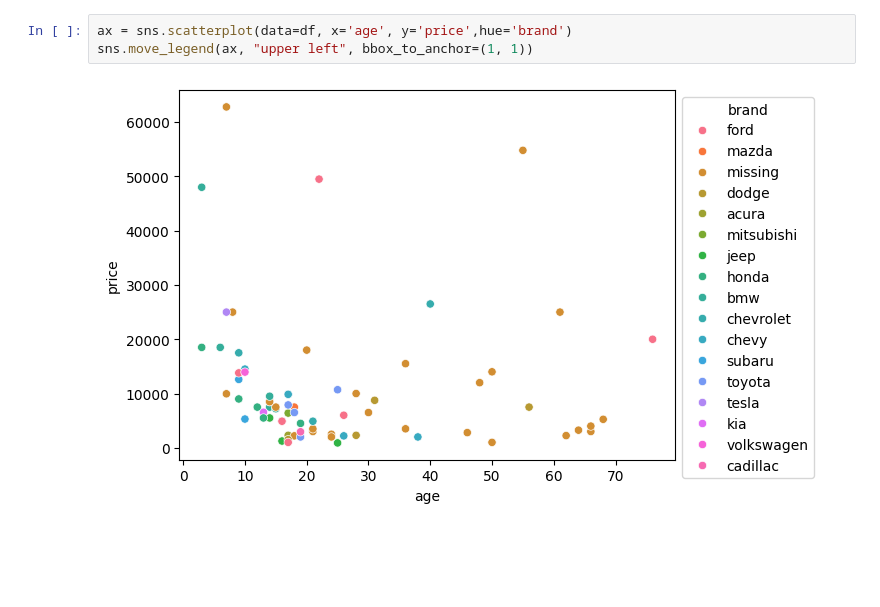
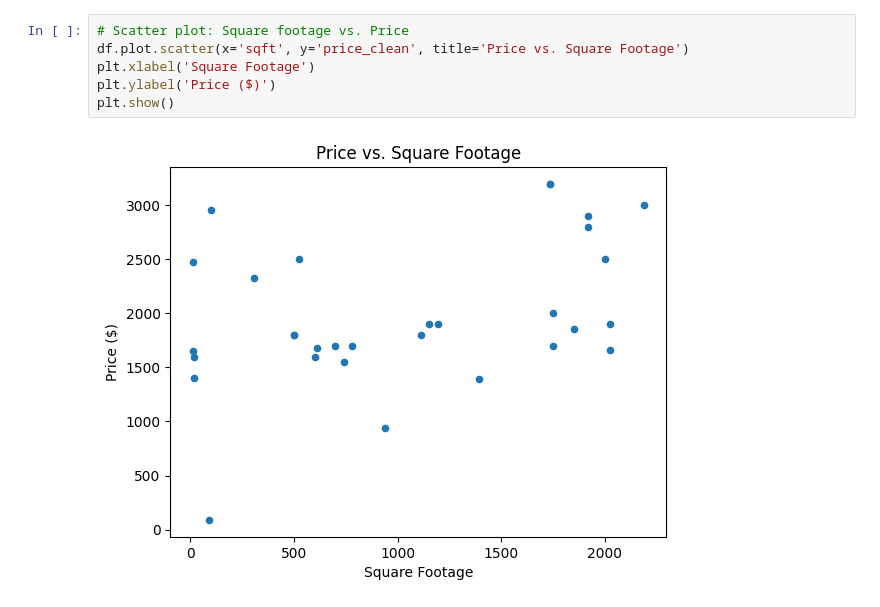
Before and after one commit to pratistha-dhungana/wrangling, a Jupyter notebook: lab/just_code.ipynb, the cells around one changed output. Drawn from its saved outputs; the diff is of its cells as text; blank space fills up the shorter version.

```diff
--- a/lab/just_code.ipynb
+++ b/lab/just_code.ipynb
@@ -244,6 +132,9 @@ df.plot.scatter('age','price')
-# %%
-ax = sns.scatterplot(data=df, x='age', y='price',hue='brand')
-sns.move_legend(ax, "upper left", bbox_to_anchor=(1, 1))
-# %% [output]
-[figure, removed]
+# %%
+# Scatter plot: Square footage vs. Price
+df.plot.scatter(x='sqft', y='price_clean', title='Price vs. Square Footage')
+plt.xlabel('Square Footage')
+plt.ylabel('Price ($)')
+plt.show()
+# %% [output]
+[figure, added]
 # %%
```
Also changed, not shown: parts of 24 cells of this notebook.
